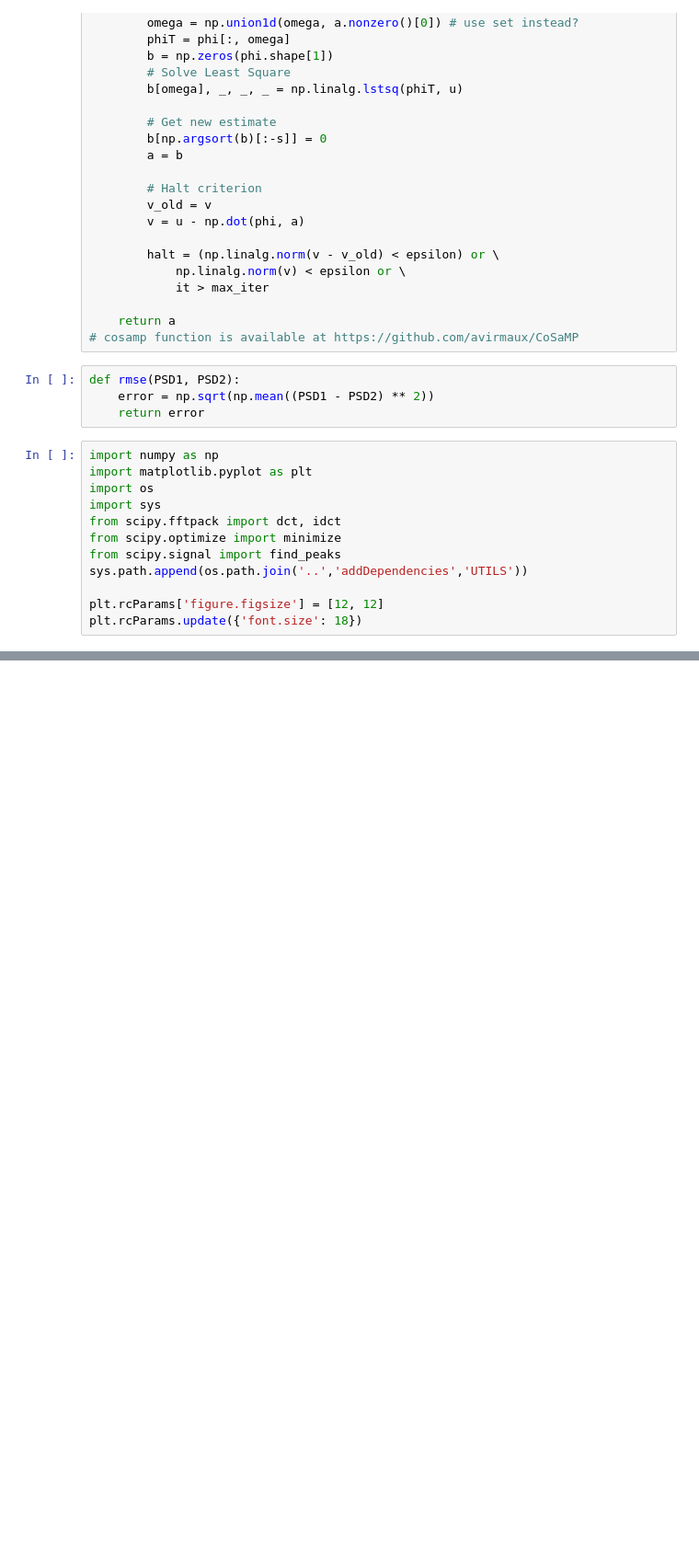
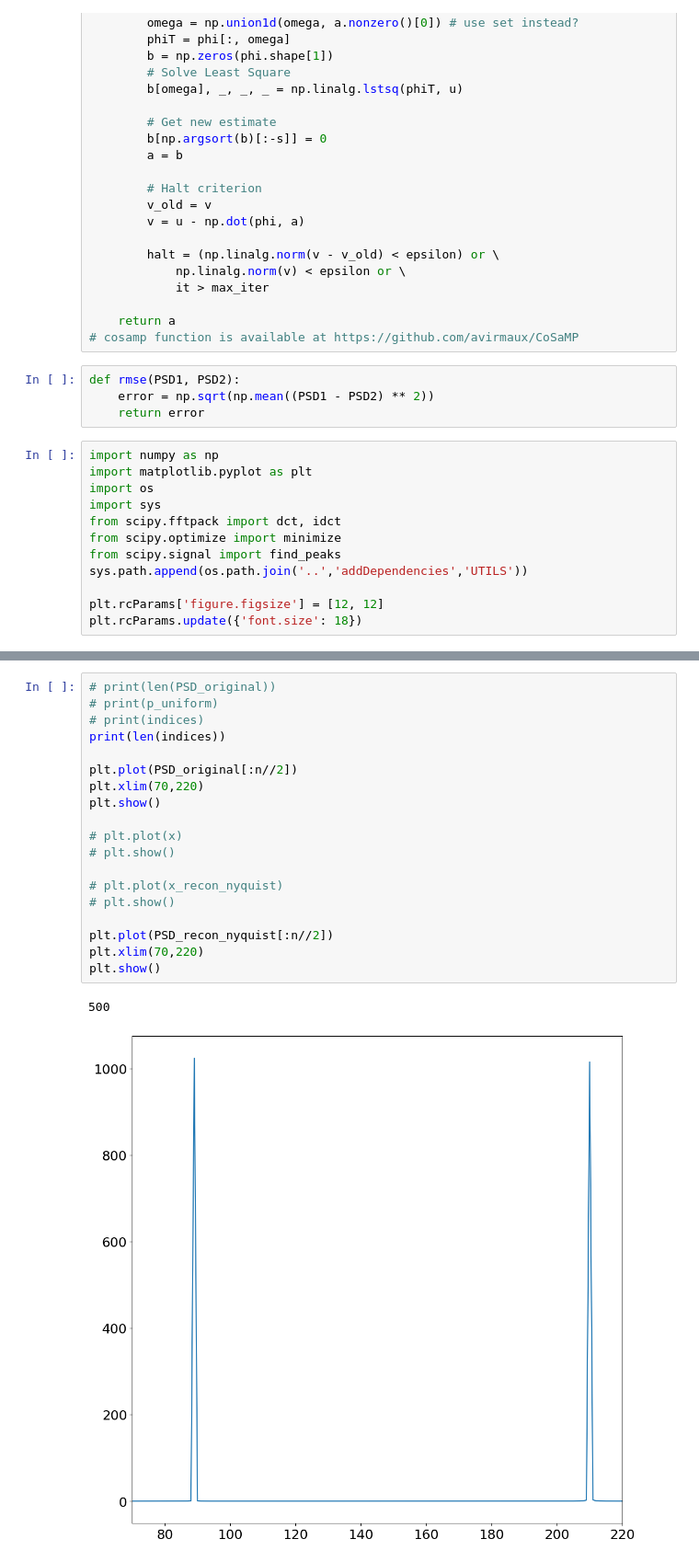
Before and after one commit to LorenzoJoquino/Physics215Project_CompSensGroup, a Jupyter notebook: notebooks/AddingSineWavesCompression.ipynb, the cells around one changed output, grey strips where cells are left out. Shown: that part at 92% size. Saved outputs shown, nothing was run; the diff lists cells and outputs as text; blank space fills up the shorter version.

```diff
--- a/notebooks/AddingSineWavesCompression.ipynb
+++ b/notebooks/AddingSineWavesCompression.ipynb
@@ -264,0 +306,22 @@ plt.show()
+# %%
+# print(len(PSD_original))
+# print(p_uniform)
+# print(indices)
+print(len(indices))
+
+plt.plot(PSD_original[:n//2])
+plt.xlim(70,220)
+plt.show()
+
+# plt.plot(x)
+# plt.show()
+
+# plt.plot(x_recon_nyquist)
+# plt.show()
+
+plt.plot(PSD_recon_nyquist[:n//2])
+plt.xlim(70,220)
+plt.show()
+# %% [output]
+500
+[figure, added]
```
Also changed, not shown: parts of 9 cells of this notebook.
